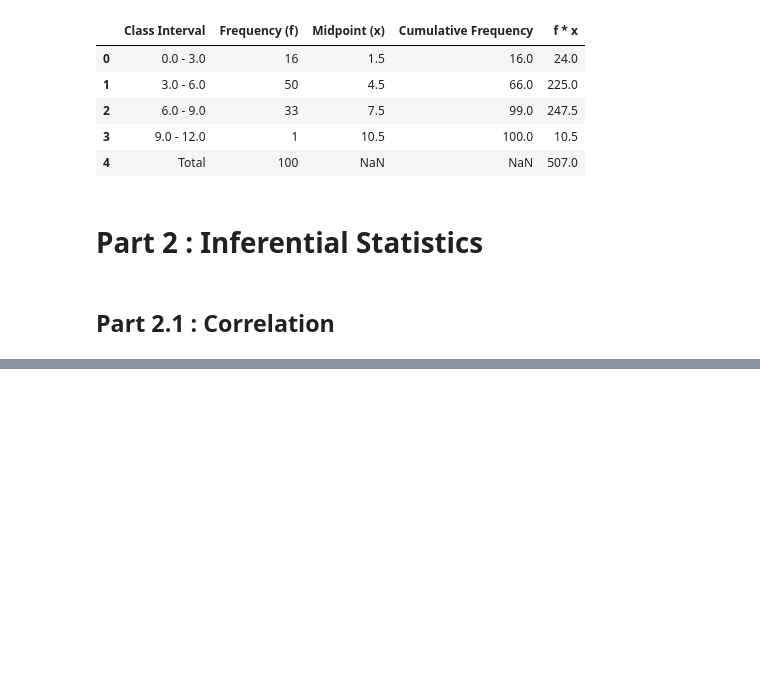
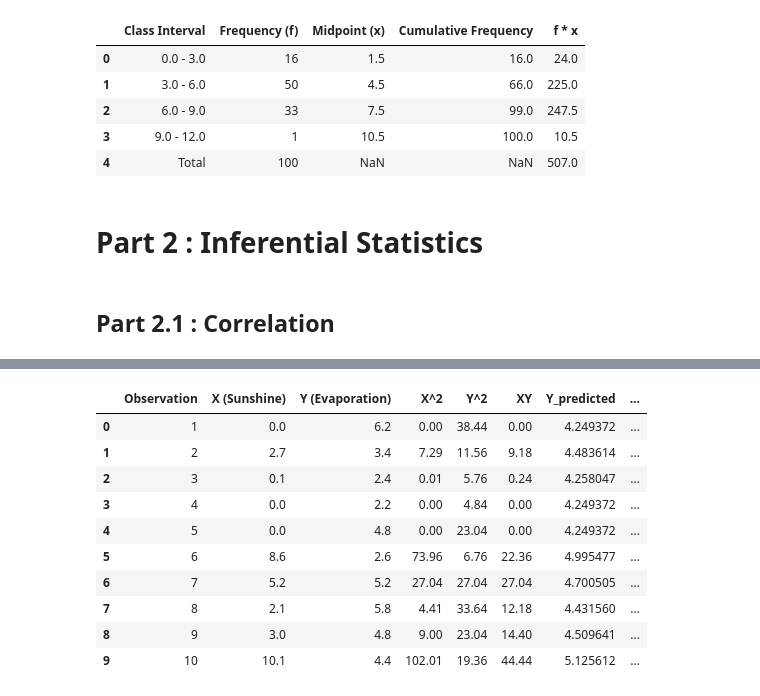
Before and after one commit to NotAlpha45/Statistics_Term_Paper, a Jupyter notebook: analysis.ipynb, the cells around one changed output, grey strips where cells are left out. Drawn from its saved outputs; the diff is of its cells as text; code cells hidden in the pictures; blank space fills up the shorter version.

```diff
--- a/analysis.ipynb
+++ b/analysis.ipynb
@@ -433,0 +431,71 @@ Evaporation  0.171215     1.000000
+# %%
+# Create Linear Regression calculation table (manual method)
+# Using Sunshine (X) as independent variable and Evaporation (Y) as dependent variable
+regression_table = pd.DataFrame({
+    'Observation': range(1, len(weather_data) + 1),
+    'X (Sunshine)': weather_data['Sunshine'].values,
+    'Y (Evaporation)': weather_data['Evaporation'].values
+})
+
+# Calculate basic statistics
+n = len(regression_table)
+sum_x = regression_table['X (Sunshine)'].sum()
+sum_y = regression_table['Y (Evaporation)'].sum()
+mean_x = regression_table['X (Sunshine)'].mean()
+mean_y = regression_table['Y (Evaporation)'].mean()
+
+# Add calculation columns
+regression_table['X^2'] = regression_table['X (Sunshine)'] ** 2
+regression_table['Y^2'] = regression_table['Y (Evaporation)'] ** 2
+regression_table['XY'] = regression_table['X (Sunshine)'] * regression_table['Y (Evaporation)']
+
+# Calculate sums
+sum_x_squared = regression_table['X^2'].sum()
+sum_y_squared = regression_table['Y^2'].sum()
+sum_xy = regression_table['XY'].sum()
+
+# Calculate regression coefficients
+# Slope (b): b = [n*Σ(XY) - Σ(X)*Σ(Y)] / [n*Σ(X^2) - (Σ(X))^2]
+slope = (n * sum_xy - sum_x * sum_y) / (n * sum_x_squared - sum_x**2)
+
+# Intercept (a): a = Mean(Y) - b*Mean(X)
+intercept = mean_y - slope * mean_x
+
+# Calculate predicted values and residuals
+regression_table['Y_predicted'] = intercept + slope * regression_table['X (Sunshine)']
+regression_table['Residual (Y - Y_pred)'] = regression_table['Y (Evaporation)'] - regression_table['Y_predicted']
+regression_table['Residual^2'] = regression_table['Residual (Y - Y_pred)'] ** 2
+
+# Calculate R-squared
+ss_total = ((regression_table['Y (Evaporation)'] - mean_y) ** 2).sum()
+ss_residual = regression_table['Residual^2'].sum()
+r_squared = 1 - (ss_residual / ss_total)
+
+
+print(f"\n--- Summary Statistics ---")
+print(f"n = {n}")
+print(f"Σ(X) = {sum_x:.4f}")
+print(f"Σ(Y) = {sum_y:.4f}")
+print(f"Σ(X^2) = {sum_x_squared:.4f}")
+print(f"Σ(Y^2) = {sum_y_squared:.4f}")
+print(f"Σ(XY) = {sum_xy:.4f}")
+
+print(f"\n--- Regression Equation ---")
+print(f"Slope (b) = [n*Σ(XY) - Σ(X)*Σ(Y)] / [n*Σ(X^2) - (Σ(X))^2]")
+print(f"Slope (b) = [{n}*{sum_xy:.4f} - {sum_x:.4f}*{sum_y:.4f}] / [{n}*{sum_x_squared:.4f} - {sum_x:.4f}^2]")
+print(f"Slope (b) = {slope:.4f}")
+print(f"\nIntercept (a) = Mean(Y) - b*Mean(X)")
+print(f"Intercept (a) = {mean_y:.4f} - {slope:.4f}*{mean_x:.4f}")
+print(f"Intercept (a) = {intercept:.4f}")
+
+print(f"\n*** Regression Equation: Y = {intercept:.4f} + {slope:.4f}*X ***")
+print(f"*** Or: Evaporation = {intercept:.4f} + {slope:.4f}*Sunshine ***")
+
+print(f"\n--- Model Fit ---")
+print(f"R-squared (R²) = {r_squared:.4f}")
+print(f"Correlation Coefficient (r) = {np.sqrt(r_squared):.4f}")
+print(f"Sum of Squared Residuals (SSR) = {ss_residual:.4f}")
+
+print("\nLinear Regression Calculation Table (first 10 rows):")
+regression_table.head(10)
+# %% [output]
@@ -433,0 +519,11 @@ Evaporation  0.171215     1.000000
+|  | Observation | X (Sunshine) | Y (Evaporation) | X^2 | Y^2 | XY | Y_predicted | ... |
+| 0 | 1 | 0.0 | 6.2 | 0.00 | 38.44 | 0.00 | 4.249372 | ... |
+| 1 | 2 | 2.7 | 3.4 | 7.29 | 11.56 | 9.18 | 4.483614 | ... |
+| 2 | 3 | 0.1 | 2.4 | 0.01 | 5.76 | 0.24 | 4.258047 | ... |
+| 3 | 4 | 0.0 | 2.2 | 0.00 | 4.84 | 0.00 | 4.249372 | ... |
+| 4 | 5 | 0.0 | 4.8 | 0.00 | 23.04 | 0.00 | 4.249372 | ... |
+| 5 | 6 | 8.6 | 2.6 | 73.96 | 6.76 | 22.36 | 4.995477 | ... |
+| 6 | 7 | 5.2 | 5.2 | 27.04 | 27.04 | 27.04 | 4.700505 | ... |
+| 7 | 8 | 2.1 | 5.8 | 4.41 | 33.64 | 12.18 | 4.431560 | ... |
+| 8 | 9 | 3.0 | 4.8 | 9.00 | 23.04 | 14.40 | 4.509641 | ... |
+| 9 | 10 | 10.1 | 4.4 | 102.01 | 19.36 | 44.44 | 5.125612 | ... |
```
Also changed, not shown: parts of 4 cells of this notebook.
